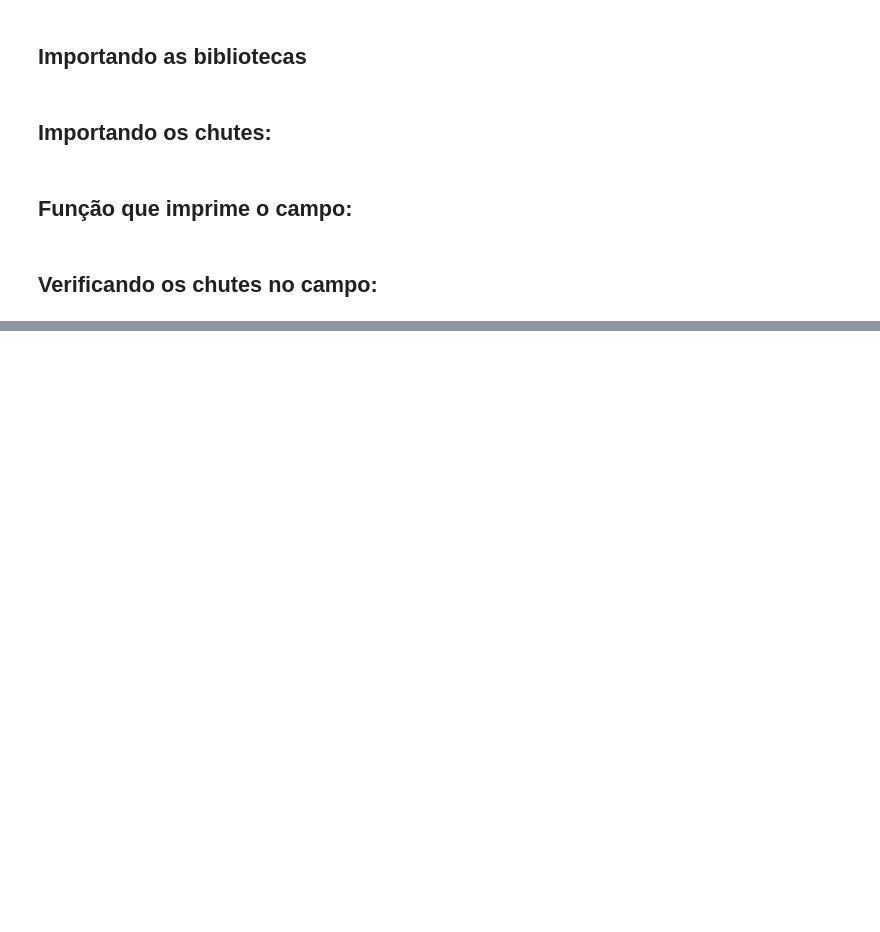
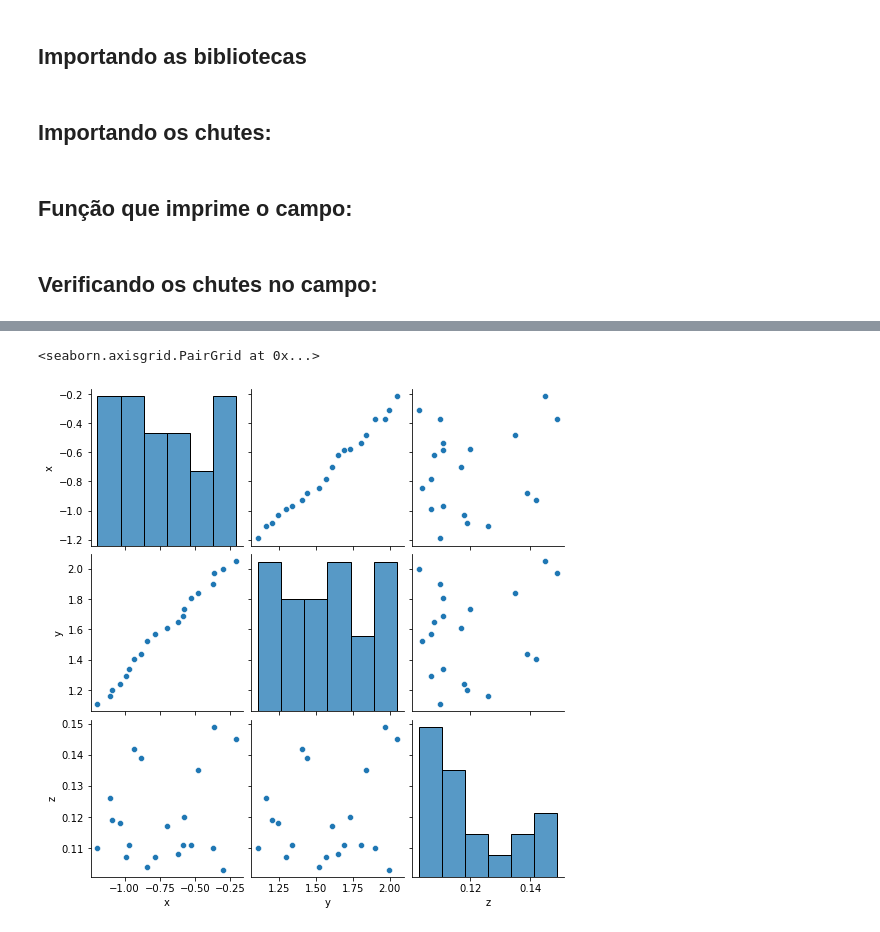
Before and after one commit to yanprada/MO444-discipline, a Jupyter notebook: trab2/Trab2_yan.ipynb, the cells around one changed output, grey strips where cells are left out. Cells and saved outputs as stored; diff of their text form; code cells hidden in the pictures; blank space fills up the shorter version.

```diff
--- a/trab2/Trab2_yan.ipynb
+++ b/trab2/Trab2_yan.ipynb
@@ -100,0 +159,5 @@ plt.show()
+# %%
+sns.pairplot(kick1)
+# %% [output]
+<seaborn.axisgrid.PairGrid at 0x...>
+[figure, added]
```
Also changed, not shown: parts of 7 cells of this notebook.
